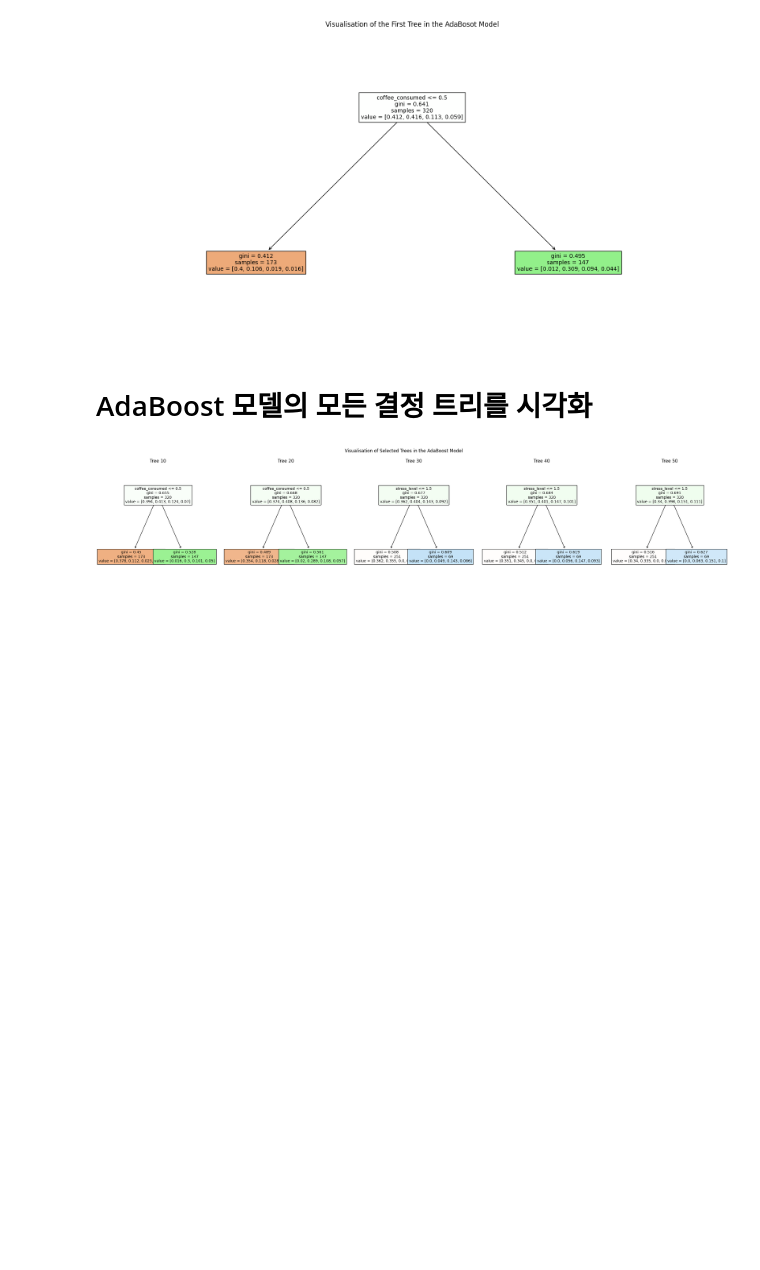
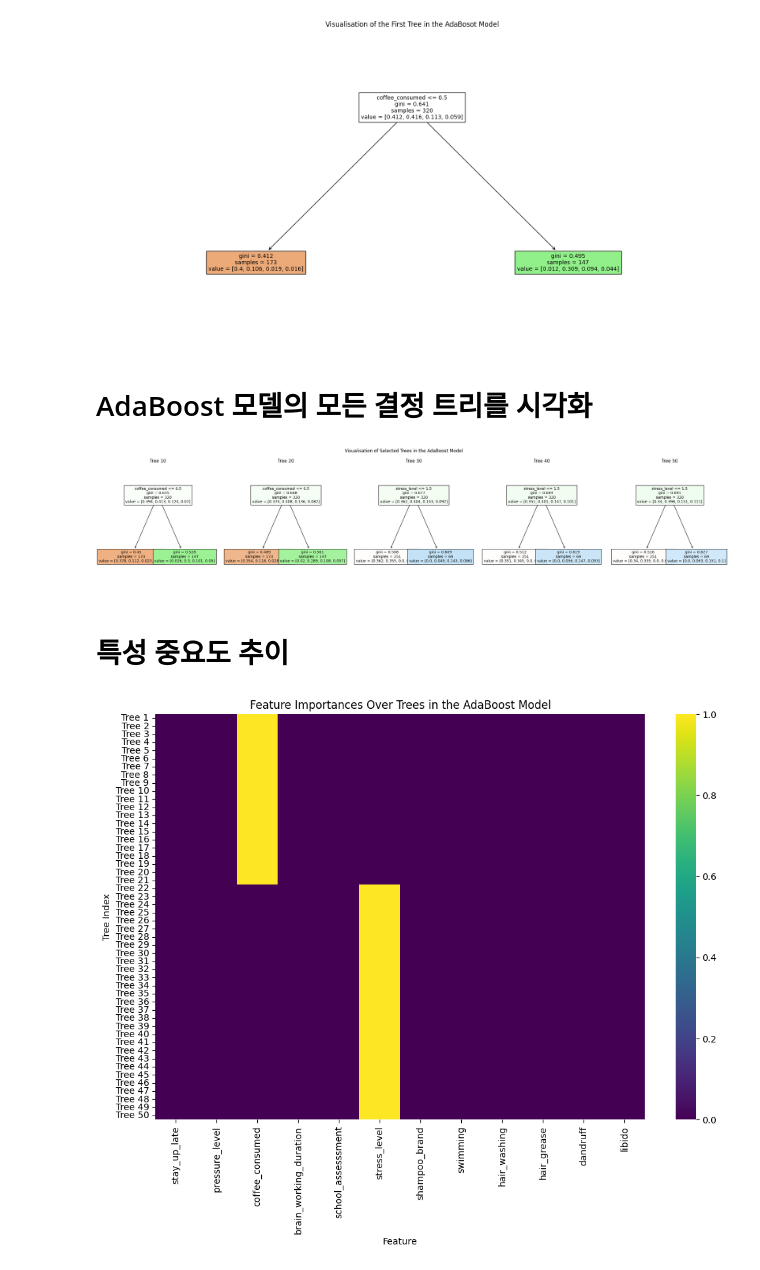
Before and after one commit to Githarold/codetree-TILs, a Jupyter notebook: data-mining-adaboost.ipynb, the cells around one changed output. Saved outputs shown, nothing was run; the diff lists cells and outputs as text; code cells hidden in the pictures; blank space fills up the shorter version.

Commit message:
Kaggle Notebook | Data mining(AdaBoost) | Version 2

```diff
--- a/data-mining-adaboost.ipynb
+++ b/data-mining-adaboost.ipynb
@@ -157,3 +141,18 @@ plt.suptitle('Visualisation of Selected Trees in the AdaBoost Model')
 plt.show()
 # %% [output]
 [figure]
+# %% [markdown]
+# 특성 중요도 추이
+# %%
+# 각 트리의 특성 중요도 수집
+feature_importances = np.array([est.feature_importances_ for est in best_model.estimators_])
+
+# 히트맵 생성
+plt.figure(figsize=(12, 8))
+sns.heatmap(feature_importances, cmap='viridis', yticklabels=[f'Tree {i+1}' for i in range(feature_importances.shape[0])], xticklabels=X.columns)
+plt.title('Feature Importances Over Trees in the AdaBoost Model')
+plt.xlabel('Feature')
+plt.ylabel('Tree Index')
+plt.show()
+# %% [output]
+[figure, added]
```
Also changed, not shown: parts of 7 cells of this notebook.
